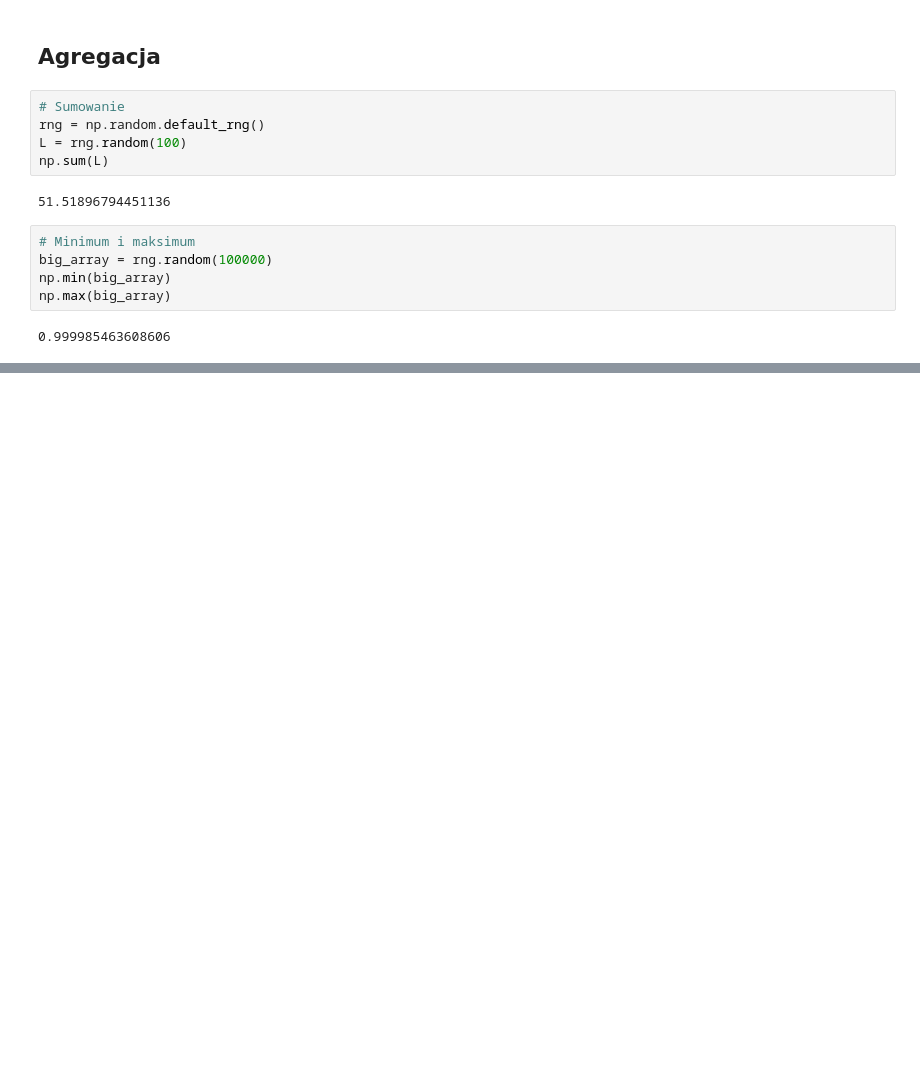
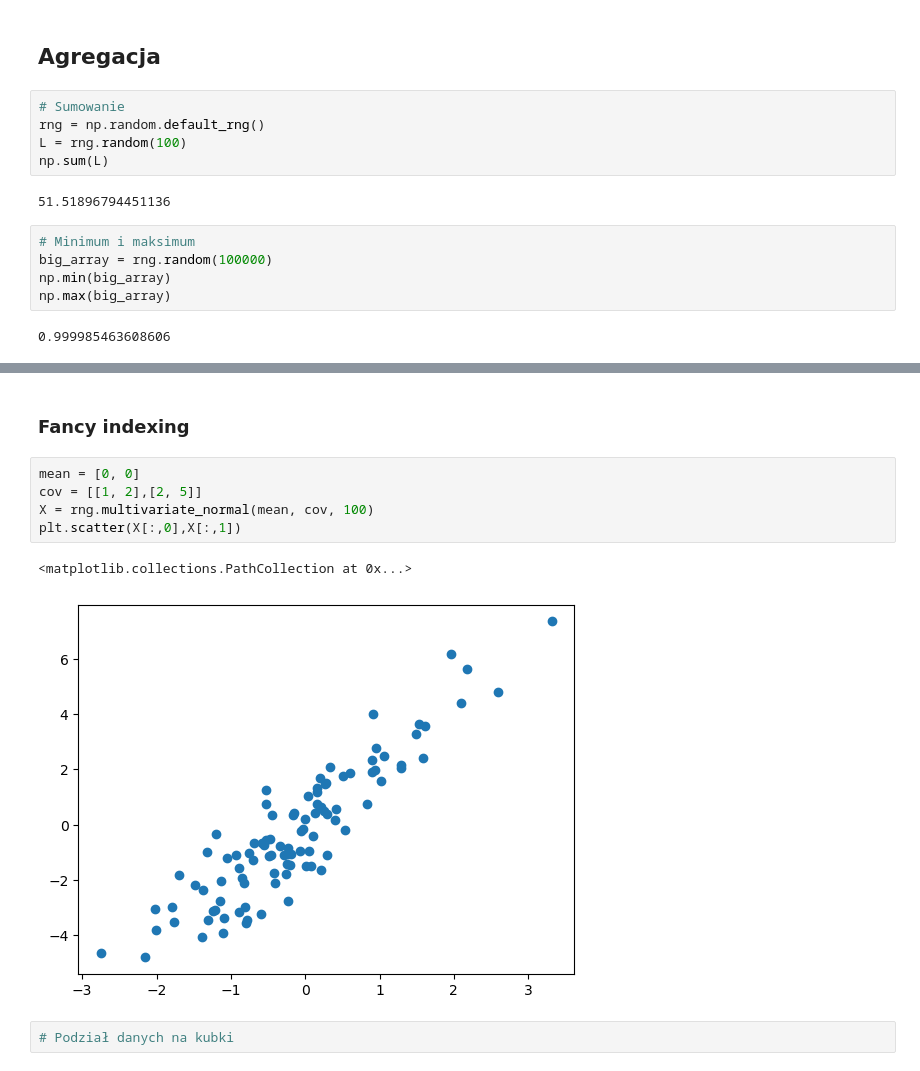
Before and after one commit to hubertwojcik/numpy-playground, a Jupyter notebook: numpy_playground2.ipynb, the cells around one changed output, grey strips where cells are left out. Cells and saved outputs as stored; diff of their text form; blank space fills up the shorter version.

```diff
--- a/numpy_playground2.ipynb
+++ b/numpy_playground2.ipynb
@@ -136,0 +151,12 @@ array([[8, 8, 9, 3],
+# %% [markdown]
+### Fancy indexing
+# %%
+mean = [0, 0]
+cov = [[1, 2],[2, 5]]
+X = rng.multivariate_normal(mean, cov, 100)
+plt.scatter(X[:,0],X[:,1])
+# %% [output]
+<matplotlib.collections.PathCollection at 0x...>
+[figure, added]
+# %%
+# Podział danych na kubki
```
Also changed, not shown: parts of 8 cells of this notebook.
